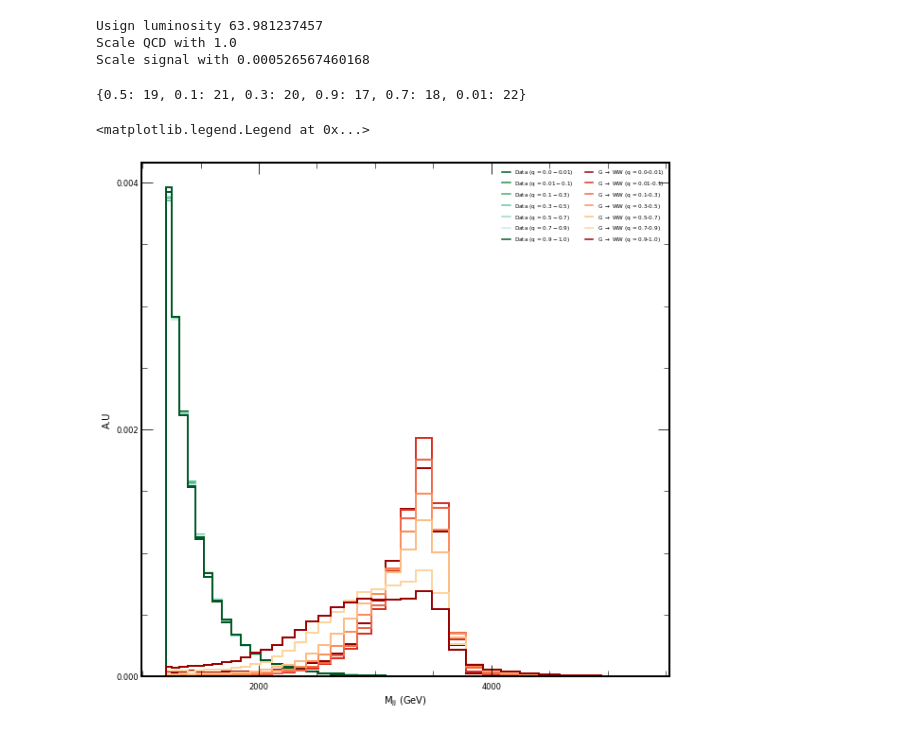
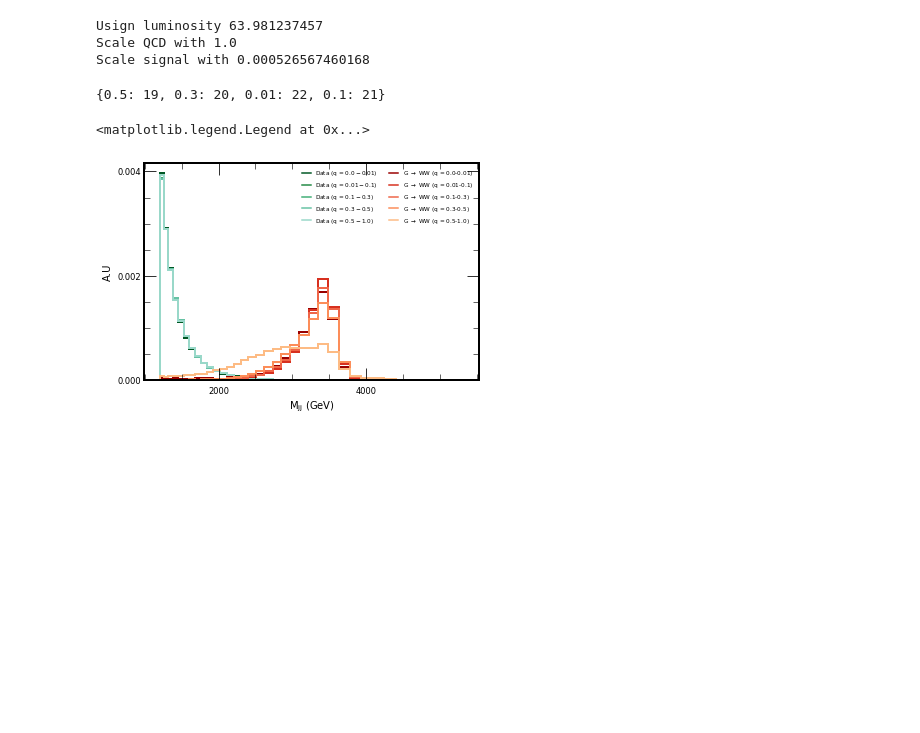
Before and after one commit to mpp-hep/gof_tests, a Jupyter notebook: prepare_histograms.ipynb, the cells around one changed output. Drawn from its saved outputs; the diff is of its cells as text; code cells hidden in the pictures; blank space fills up the shorter version.

Commit message:
Updating code for preparing histogram file

```diff
--- a/prepare_histograms.ipynb
+++ b/prepare_histograms.ipynb
@@ -66,11 +68,15 @@ bws = (max_bin-min_bin)/n_bins
 path = inpath + '/xsec_{}/loss_rk5_05/'.format(int(xsecs[0]))
 columns   = {}
 
+
 with h5py.File(path+qcd_file, 'r') as f_qcd:
 
+        # Use the following quantile as control region
+        cr_column = int(np.where(f_qcd['eventFeatureNames'][()] == 'sel_q70')[0])
+
         # Different quantiles (not orthogonal!)
-        columns[0.9]  = int(np.where(f_qcd['eventFeatureNames'][()] == 'sel_q90')[0]) # 0=rejected 1=accepted
-        columns[0.7]  = int(np.where(f_qcd['eventFeatureNames'][()] == 'sel_q70')[0])
+#         columns[0.9]  = int(np.where(f_qcd['eventFeatureNames'][()] == 'sel_q90')[0]) # 0=rejected 1=accepted
+#         columns[0.7]  = int(np.where(f_qcd['eventFeatureNames'][()] == 'sel_q70')[0])
         columns[0.5]  = int(np.where(f_qcd['eventFeatureNames'][()] == 'sel_q50')[0])
         columns[0.3]  = int(np.where(f_qcd['eventFeatureNames'][()] == 'sel_q30')[0])
         columns[0.1]  = int(np.where(f_qcd['eventFeatureNames'][()] == 'sel_q10')[0])
@@ -81,7 +87,7 @@ with h5py.File(path+qcd_file, 'r') as f_qcd:
 
 print(columns)
 # %% [output]
-{0.5: 19, 0.1: 21, 0.3: 20, 0.9: 17, 0.7: 18, 0.01: 22}
+{0.5: 19, 0.3: 20, 0.01: 22, 0.1: 21}
 # %%
 # Create datasets (skip down to make workspace if you've already created histogram file!)
 
@@ -103,8 +109,8 @@ for xs in xsecs:
         qcd = np.copy(qcd_tot)
         datas_qcd_acc = {}
 
-        #Define the main templates as the 'unused quantile' at 90-100% background efficiency
-        datas_qcd_acc[1.0] = qcd_tot[qcd_tot[:,columns[0.9]] == 0]
+        #Define the main templates as the 'unused quantile' at 70-100% background efficiency
+        datas_qcd_acc[1.0] = qcd_tot[qcd_tot[:,cr_column] == 0]
         datas_qcd_acc[1.0] = datas_qcd_acc[1.0][:,mjj_idx]
 
         # DEFINE ORTHOGONAL QUANTILES
@@ -130,7 +136,7 @@ for xs in xsecs:
 
     # Use everything above q0.7 as control region!
     datas_sig_acc = {}
-    datas_sig_acc[1.0] = sig_tot[sig_tot[:,columns[0.7]] == 0]
+    datas_sig_acc[1.0] = sig_tot[sig_tot[:,cr_column] == 0]
     datas_sig_acc[1.0] = datas_sig_acc[1.0][:,mjj_idx]
 
     for key in sorted(columns.keys()):
@@ -149,35 +155,35 @@ scol = ['#fdd49e','#fdbb84','#fc8d59','#ef6548','#d7301f','#990000'] *3
 scol.reverse()
 bcol = ['#ccece6','#99d8c9','#66c2a4','#41ae76','#238b45','#005824'] *3
 bcol.reverse()
 
 from matplotlib.lines import Line2D
 import cmsstyle
-fig, ax = plt.subplots(figsize=(10,10))
+fig, ax = plt.subplots()
 
 for i,key in enumerate(sorted(datas_qcd_acc.keys())):
     if i > 0:
         lower_bound = sorted(datas_qcd_acc.keys())[i-1]
     else:
        lower_bound = 0.0
     plt.hist(datas_qcd_acc[key],bins=bin_edges,label=r'Data (q = ${}-{}$)'.format(lower_bound,key),histtype='step', linewidth=2, facecolor='none', edgecolor=bcol[i],fill=True,density=True)
 
 for i,key in enumerate(sorted(datas_sig_acc.keys())):
     if i > 0:
         lower_bound = sorted(datas_sig_acc.keys())[i-1]
     else:
        lower_bound = 0.0
     plt.hist(datas_sig_acc[key],bins=bin_edges,label=r'G $\rightarrow$ WW (q = {}-{})'.format(lower_bound,key),histtype='step', linewidth=2, facecolor='none', edgecolor=scol[i],fill=True,density=True)
 
 handles, labels = ax.get_legend_handles_labels()
 new_handles = [Line2D([], [], c=h.get_edgecolor(),linestyle=h.get_linestyle()) for h in handles]
 plt.ylabel('A.U')
 plt.xlabel(u'$M_{jj}$ (GeV)')
 plt.locator_params(nbins=4)
 plt.legend(handles=new_handles, labels=labels,loc='best',frameon=False, ncol=2,fontsize='xx-small')
 #plt.savefig('signal_shapes_nolog_{}.pdf'.format(signal))
 # %% [output]
 <matplotlib.legend.Legend at 0x...>
-[figure, old version]
+[figure, new version]
 # %%
 # Fill lumiscaled histograms and set some cosmetics
 
```
Also changed, not shown: parts of 8 cells of this notebook.
